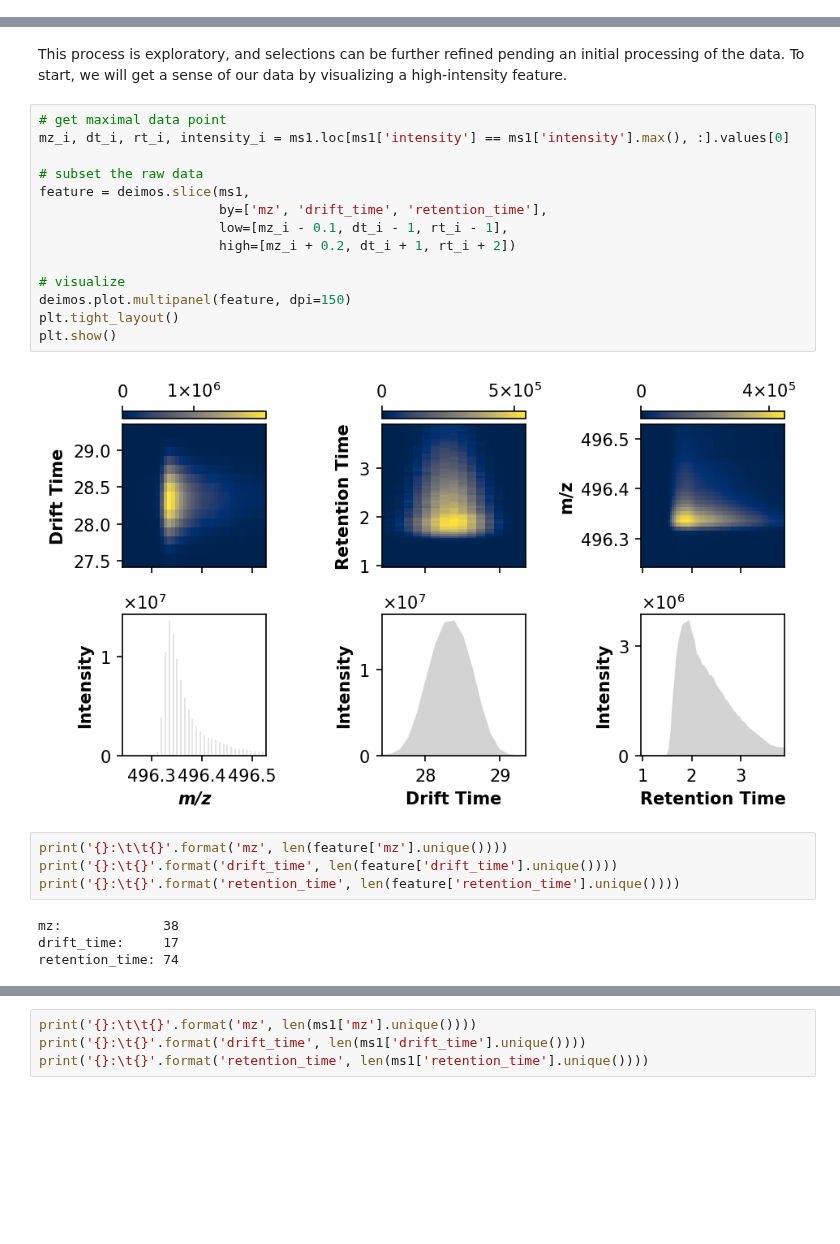
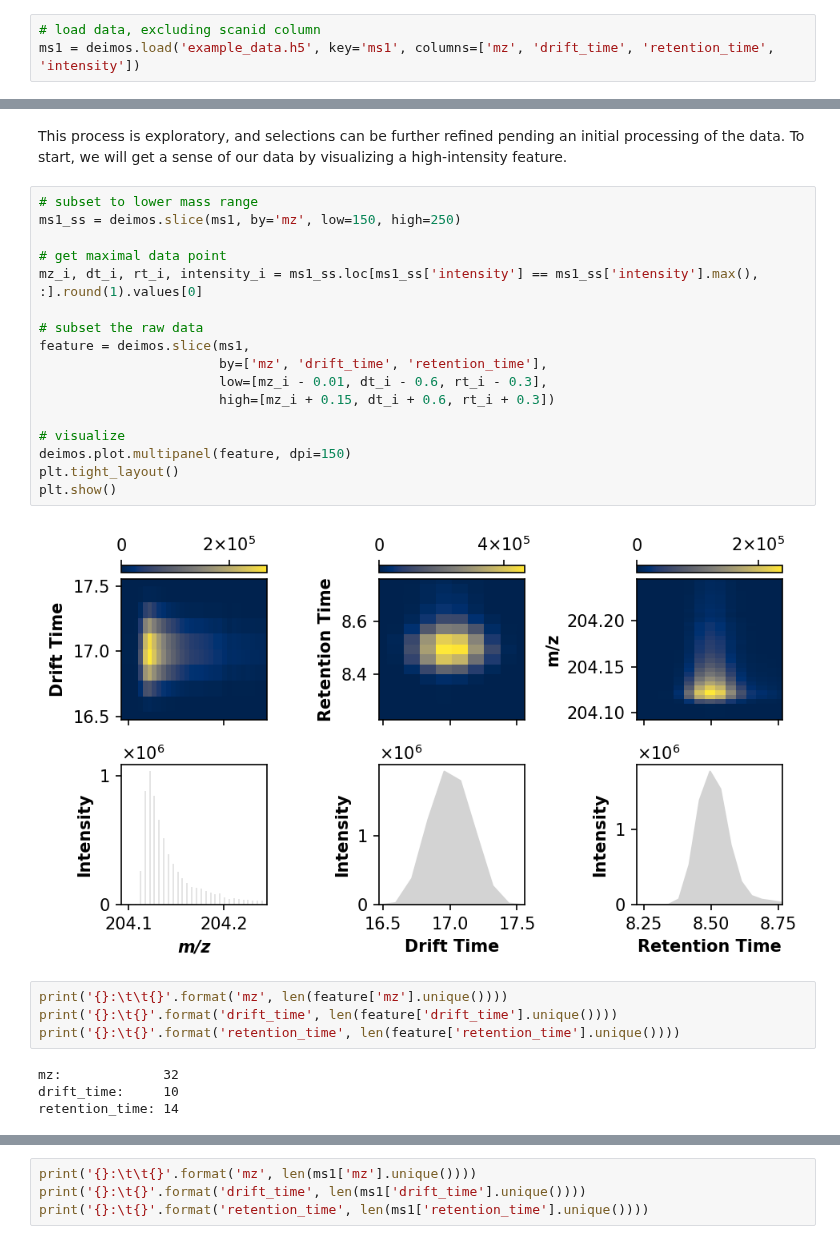
Before and after one commit to pnnl/deimos, a Jupyter notebook: docs/source/user_guide/peak_detection.ipynb, the cells around one changed output, grey strips where cells are left out. Saved outputs shown, nothing was run; the diff lists cells and outputs as text; blank space fills up the shorter version.

```diff
--- a/docs/source/user_guide/peak_detection.ipynb
+++ b/docs/source/user_guide/peak_detection.ipynb
@@ -6,0 +16,3 @@ Typically, feature detection involves a mass dimension (*m/z*) as well as one or
+# %%
+# load data, excluding scanid column
+ms1 = deimos.load('example_data.h5', key='ms1', columns=['mz', 'drift_time', 'retention_time', 'intensity'])
@@ -38,27 +96,30 @@ Thus, the selected kernel size should be representative of likely features of in
 This process is exploratory, and selections can be further refined pending an initial processing of the data.
 To start, we will get a sense of our data by visualizing a high-intensity feature.
 # %%
+# subset to lower mass range
+ms1_ss = deimos.slice(ms1, by='mz', low=150, high=250)
+
 # get maximal data point
-mz_i, dt_i, rt_i, intensity_i = ms1.loc[ms1['intensity'] == ms1['intensity'].max(), :].values[0]
+mz_i, dt_i, rt_i, intensity_i = ms1_ss.loc[ms1_ss['intensity'] == ms1_ss['intensity'].max(), :].round(1).values[0]
 
 # subset the raw data
 feature = deimos.slice(ms1,
                        by=['mz', 'drift_time', 'retention_time'],
-                       low=[mz_i - 0.1, dt_i - 1, rt_i - 1],
-                       high=[mz_i + 0.2, dt_i + 1, rt_i + 2])
+                       low=[mz_i - 0.01, dt_i - 0.6, rt_i - 0.3],
+                       high=[mz_i + 0.15, dt_i + 0.6, rt_i + 0.3])
 
 # visualize
 deimos.plot.multipanel(feature, dpi=150)
 plt.tight_layout()
 plt.show()
 # %% [output]
-[figure, old version]
+[figure, new version]
 # %%
 print('{}:\t\t{}'.format('mz', len(feature['mz'].unique())))
 print('{}:\t{}'.format('drift_time', len(feature['drift_time'].unique())))
 print('{}:\t{}'.format('retention_time', len(feature['retention_time'].unique())))
 # %% [output]
-mz:             38
-drift_time:     17
-retention_time: 74
+mz:             32
+drift_time:     10
+retention_time: 14
 # %% [markdown]
```
Also changed, not shown: parts of 20 cells of this notebook.
